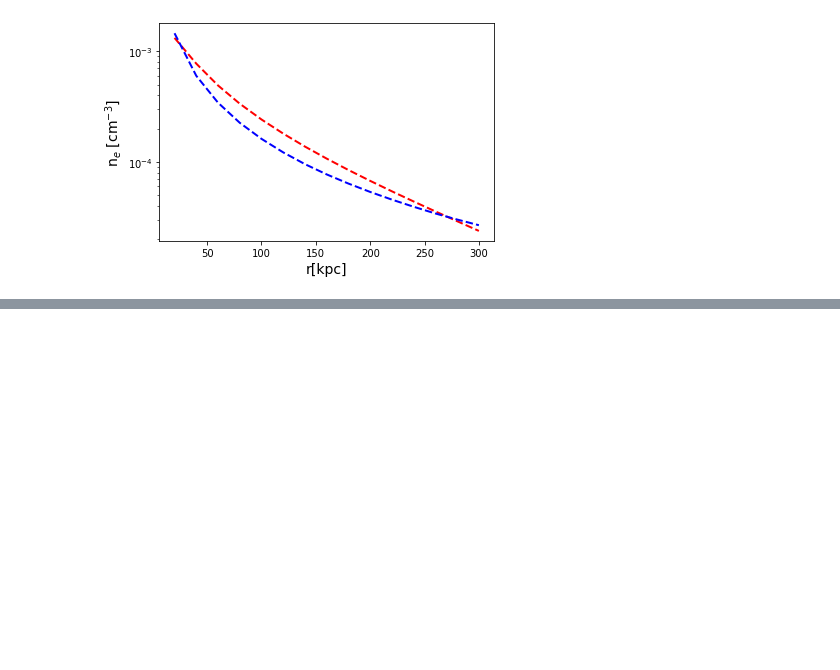
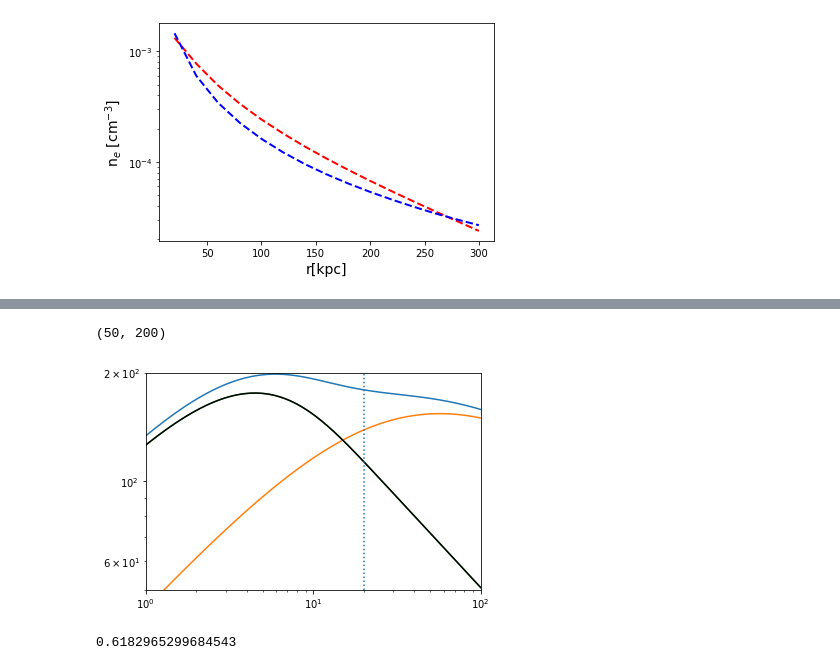
Before and after one commit to psingh220/scam_cgm, a Jupyter notebook: example.ipynb, the cells around one changed output, grey strips where cells are left out. Drawn from its saved outputs; the diff is of its cells as text; code cells hidden in the pictures; blank space fills up the shorter version.

```diff
--- a/example.ipynb
+++ b/example.ipynb
@@ -107,0 +137,17 @@ plt.show()
+# %%
+r=np.arange(0.1,300,0.1)*un.kpc
+pl.plot(r,potential.vc(r))
+pl.plot(r,potential0.vc(r))
+pl.plot(r,potential1.vc(r))
+pl.plot(r,Halo.NFW.vc(potential1,r),c='k')
+pl.xlim(1,100)
+pl.loglog()
+pl.axvline(20,ls=':')
+pl.ylim(50,200)
+# %% [output]
+(50, 200)
+[figure, added]
+# %%
+140**2/(110**2+140**2)
+# %% [output]
+0.6182965299684543
```
Also changed, not shown: parts of 24 cells of this notebook, 1 other file.
